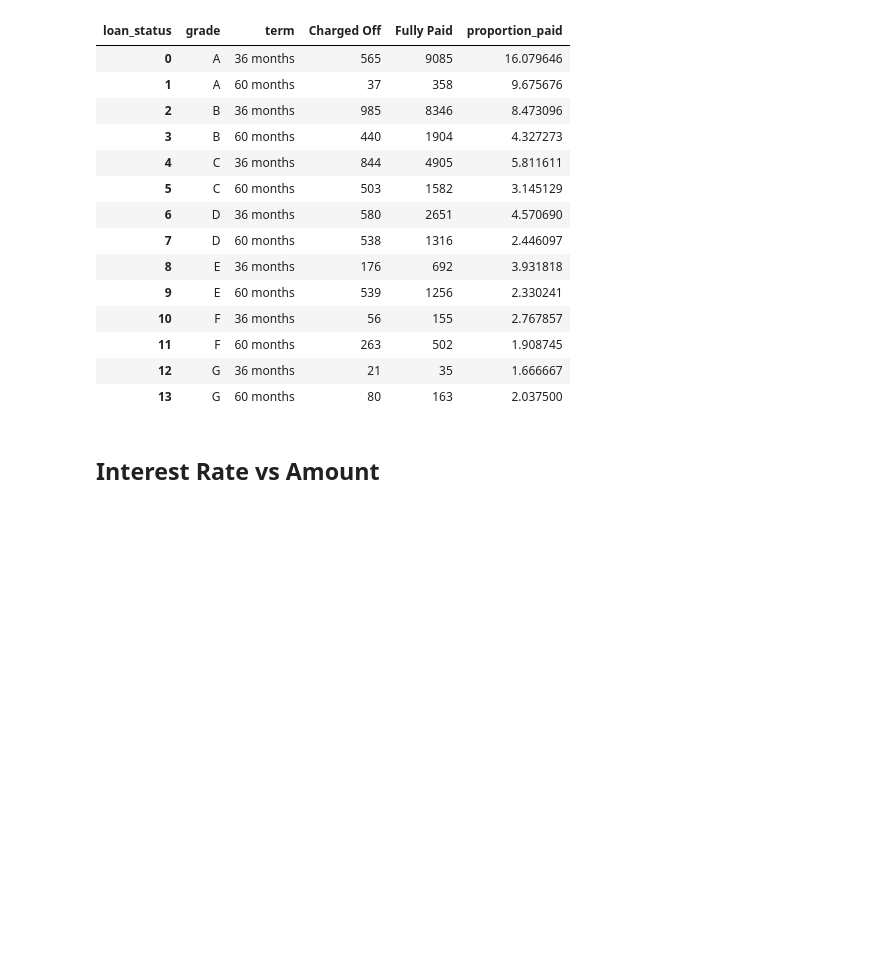
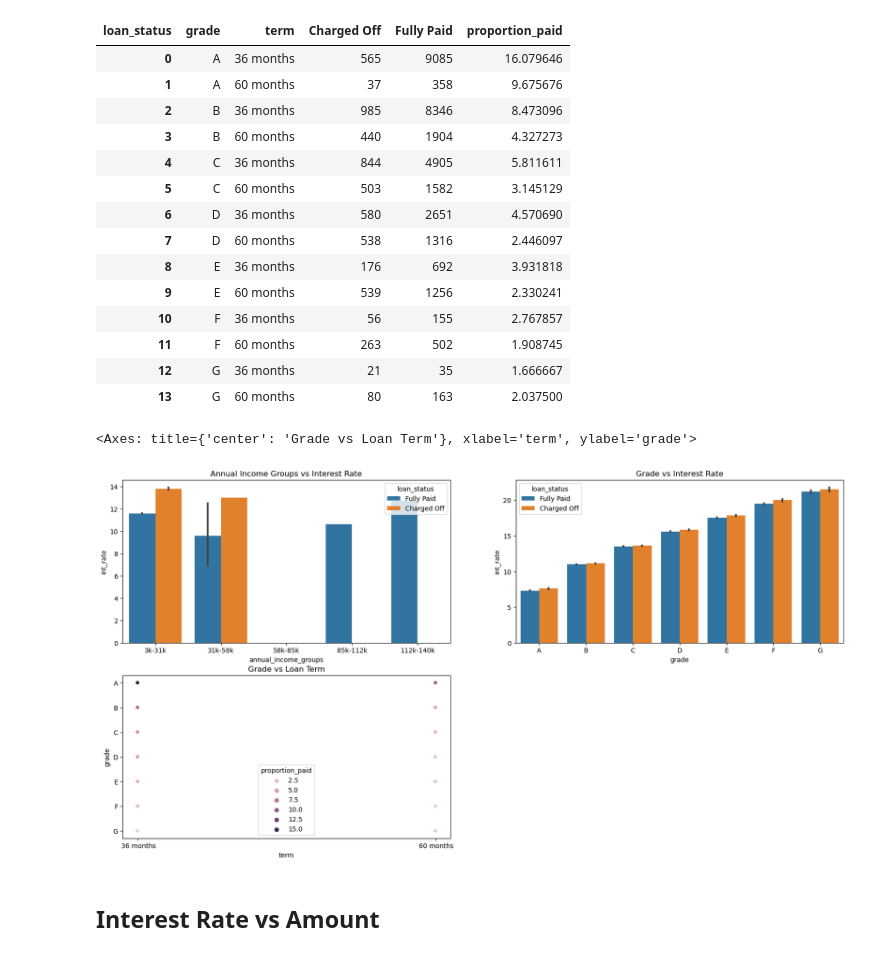
Before and after one commit to ajayvmohandas/lending_club_case_study, a Jupyter notebook: Lending-Club-Case-Study.ipynb, the cells around one changed output. Drawn from its saved outputs; the diff is of its cells as text; code cells hidden in the pictures; blank space fills up the shorter version.

```diff
--- a/Lending-Club-Case-Study.ipynb
+++ b/Lending-Club-Case-Study.ipynb
@@ -198,22 +222,25 @@ result_df
 # %%
 plt.figure(figsize=(20,10))
 plt.subplot(221)
-sns.barplot(x='annual_inc_groups', y='int_rate', hue='loan_status', data=loan_df)
+sns.barplot(x='annual_income_groups', y='int_rate', hue='loan_status', data=loan_df)
 plt.title('Annual Income Groups vs Interest Rate')
 
 plt.subplot(222)
 plt.title('Grade vs Interest Rate')
 grade_ord = loan_df.grade.unique()
 grade_ord.sort()
 sns.barplot(x='grade', y=loan_df.int_rate, order = grade_ord, hue='loan_status', data=loan_df)
 
 plt.subplot(223)
 plt.title('Grade vs Loan Term')
 grade_ord = loan_df.grade.unique()
 grade_ord.sort()
 
 # Create a scatter plot
 sns.scatterplot(x='term', y='grade', hue='proportion_paid', data=result_df)
+# %% [output]
+<Axes: title={'center': 'Grade vs Loan Term'}, xlabel='term', ylabel='grade'>
+[figure, added]
 # %% [markdown]
 ##  Interest Rate vs Amount
 # %%
```
Also changed, not shown: parts of 15 cells of this notebook.
